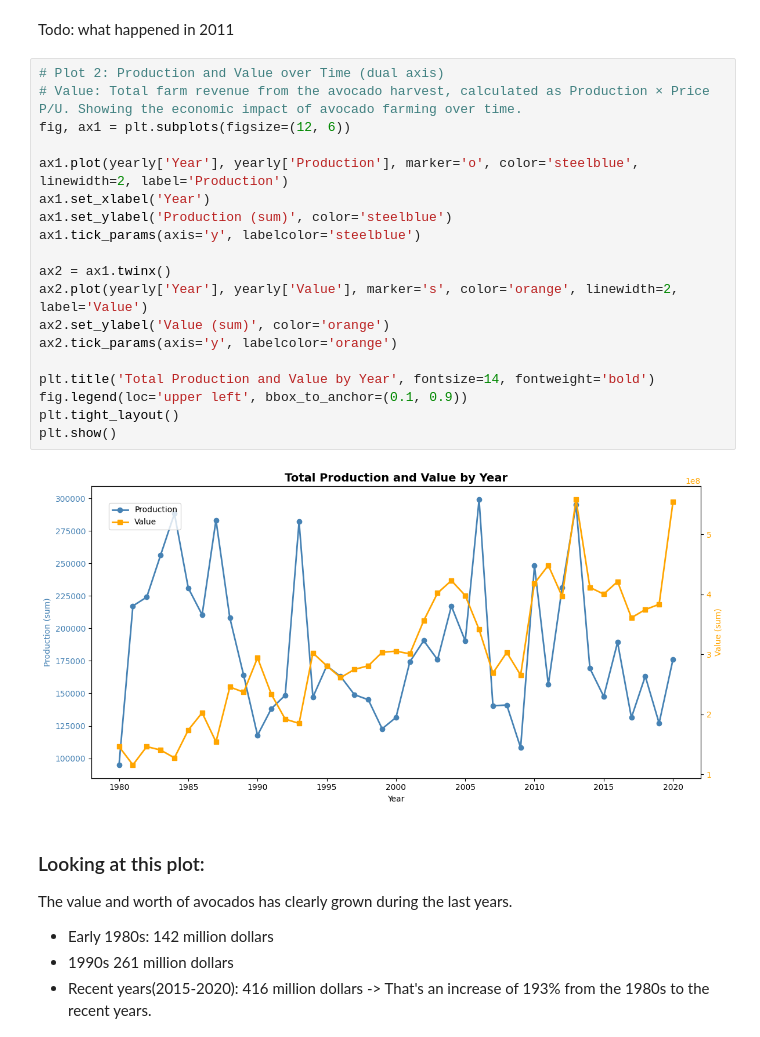
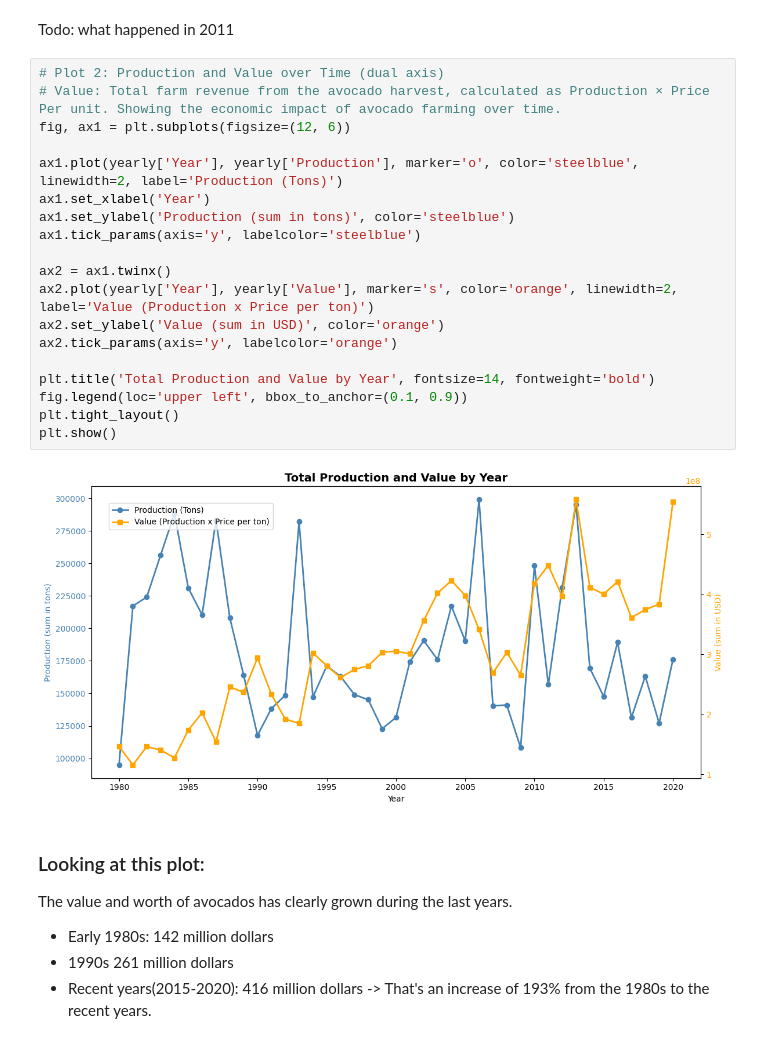
Before and after one commit to katrimik/avocado_vis, a Jupyter notebook: vis.ipynb, the cells around one changed output. Cells and saved outputs as stored; diff of their text form.

```diff
--- a/vis.ipynb
+++ b/vis.ipynb
@@ -344,25 +344,25 @@ Bottom 3 lowest prices
 Todo: what happened in 2011
 # %%
 # Plot 2: Production and Value over Time (dual axis)
-# Value: Total farm revenue from the avocado harvest, calculated as Production × Price P/U. Showing the economic impact of avocado farming over time.
+# Value: Total farm revenue from the avocado harvest, calculated as Production × Price Per unit. Showing the economic impact of avocado farming over time.
 fig, ax1 = plt.subplots(figsize=(12, 6))
 
-ax1.plot(yearly['Year'], yearly['Production'], marker='o', color='steelblue', linewidth=2, label='Production')
+ax1.plot(yearly['Year'], yearly['Production'], marker='o', color='steelblue', linewidth=2, label='Production (Tons)')
 ax1.set_xlabel('Year')
-ax1.set_ylabel('Production (sum)', color='steelblue')
+ax1.set_ylabel('Production (sum in tons)', color='steelblue')
 ax1.tick_params(axis='y', labelcolor='steelblue')
 
 ax2 = ax1.twinx()
-ax2.plot(yearly['Year'], yearly['Value'], marker='s', color='orange', linewidth=2, label='Value')
-ax2.set_ylabel('Value (sum)', color='orange')
+ax2.plot(yearly['Year'], yearly['Value'], marker='s', color='orange', linewidth=2, label='Value (Production x Price per ton)')
+ax2.set_ylabel('Value (sum in USD)', color='orange')
 ax2.tick_params(axis='y', labelcolor='orange')
 
 plt.title('Total Production and Value by Year', fontsize=14, fontweight='bold')
 fig.legend(loc='upper left', bbox_to_anchor=(0.1, 0.9))
 plt.tight_layout()
 plt.show()
 # %% [output]
-[figure, old version]
+[figure, new version]
 # %% [markdown]
 ### Looking at this plot:
 The value and worth of avocados has clearly grown during the last years.
```
Also changed, not shown: parts of 13 cells of this notebook, 1 other file.
